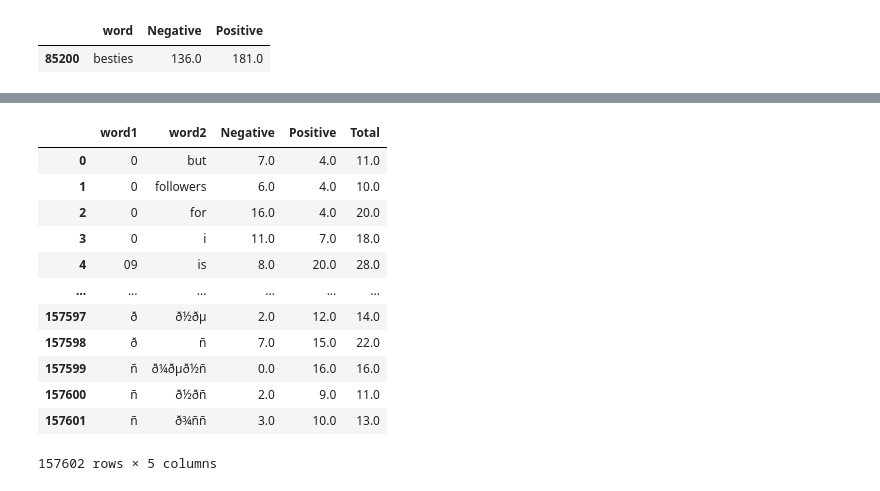
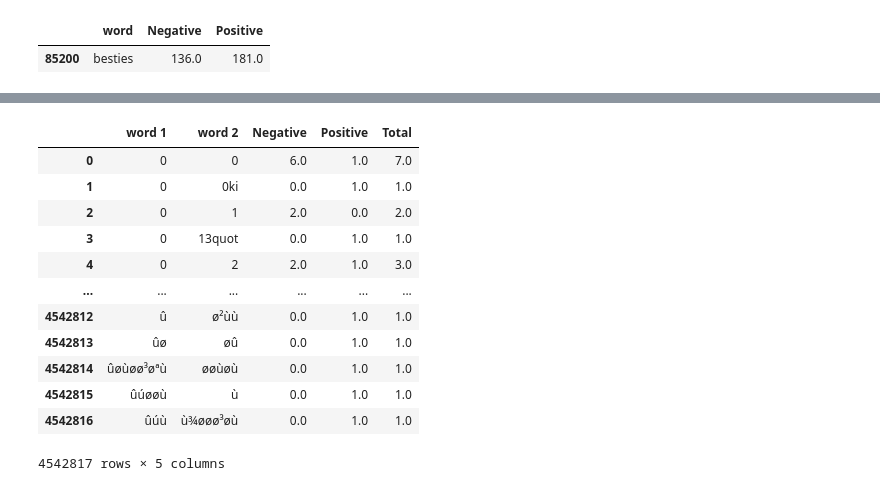
Before and after one commit to kevinyu328/ds4300-final-project, a Jupyter notebook: DS 4300 Project Cleaning.ipynb, the cells around one changed output, grey strips where cells are left out. Cells and saved outputs as stored; diff of their text form; code cells hidden in the pictures.

```diff
--- a/DS 4300 Project Cleaning.ipynb
+++ b/DS 4300 Project Cleaning.ipynb
@@ -192,26 +194,24 @@ pair_dict_positive
 # %%
 df_bigrams = pd.DataFrame({'Negative':pd.Series(pair_dict_negative),'Positive':pd.Series(pair_dict_positive)})
 df_bigrams = df_bigrams.reset_index()
-df_bigrams = df_bigrams.rename(columns={"level_0": "word1","level_1": "word2"})
+df_bigrams = df_bigrams.rename(columns={"level_0": "word 1","level_1": "word 2"})
 df_bigrams = df_bigrams.fillna(0)
 df_bigrams['Total'] = df_bigrams['Negative'] + df_bigrams['Positive']
-df_bigrams = df_bigrams[df_bigrams['Total'] >= 10]
-df_bigrams.reset_index(drop=True, inplace=True)
 df_bigrams
 # df_bigrams.to_csv('bigram_counts.csv',index=False)
 # df_bigramsb
 # %% [output]
-|  | word1 | word2 | Negative | Positive | Total |
-| 0 | 0 | but | 7.0 | 4.0 | 11.0 |
-| 1 | 0 | followers | 6.0 | 4.0 | 10.0 |
-| 2 | 0 | for | 16.0 | 4.0 | 20.0 |
-| 3 | 0 | i | 11.0 | 7.0 | 18.0 |
-| 4 | 09 | is | 8.0 | 20.0 | 28.0 |
+|  | word 1 | word 2 | Negative | Positive | Total |
+| 0 | 0 | 0 | 6.0 | 1.0 | 7.0 |
+| 1 | 0 | 0ki | 0.0 | 1.0 | 1.0 |
+| 2 | 0 | 1 | 2.0 | 0.0 | 2.0 |
+| 3 | 0 | 13quot | 0.0 | 1.0 | 1.0 |
+| 4 | 0 | 2 | 2.0 | 1.0 | 3.0 |
 | ... | ... | ... | ... | ... | ... |
-| 157597 | ð | ð½ðµ | 2.0 | 12.0 | 14.0 |
-| 157598 | ð | ñ | 7.0 | 15.0 | 22.0 |
-| 157599 | ñ | ð¼ðµð½ñ | 0.0 | 16.0 | 16.0 |
-| 157600 | ñ | ð½ðñ | 2.0 | 9.0 | 11.0 |
-| 157601 | ñ | ð¾ññ | 3.0 | 10.0 | 13.0 |
+| 4542812 | û | ø²ùù | 0.0 | 1.0 | 1.0 |
+| 4542813 | ûø | øû | 0.0 | 1.0 | 1.0 |
+| 4542814 | ûøùøø³øªù | øøùøù | 0.0 | 1.0 | 1.0 |
+| 4542815 | ûúøøù | ù | 0.0 | 1.0 | 1.0 |
+| 4542816 | ûúù | ù¾øøø³øù | 0.0 | 1.0 | 1.0 |
-157602 rows × 5 columns
+4542817 rows × 5 columns
 # %%
```
Also changed, not shown: parts of 20 cells of this notebook.
